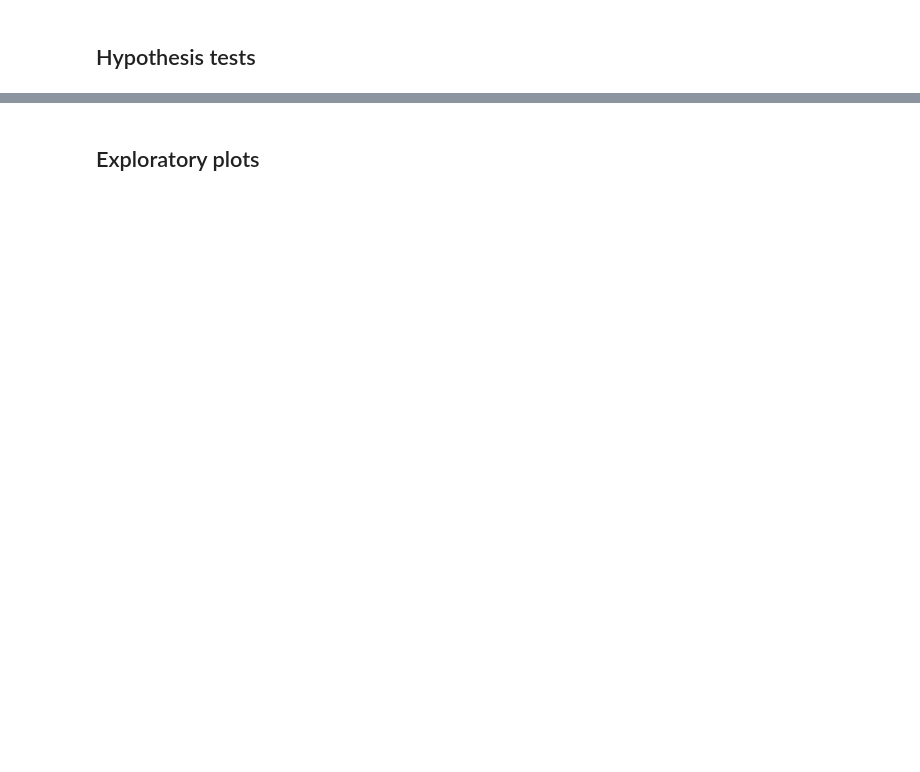
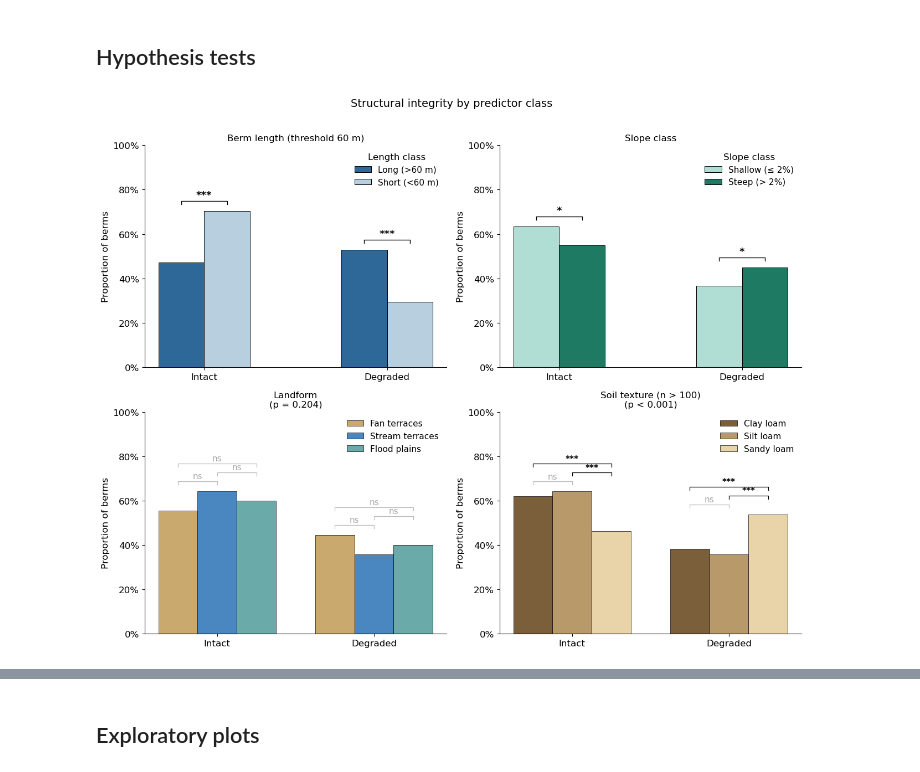
Before and after one commit to octavia-crompton/altar-berms-outcomes, a Jupyter notebook: notebooks/archive/ berm analysis with API - 2026-02-28 morning.ipynb, the cells around one changed output, grey strips where cells are left out. Saved outputs shown, nothing was run; the diff lists cells and outputs as text; code cells hidden in the pictures; blank space fills up the shorter version.

```diff
--- a/notebooks/archive/ berm analysis with API - 2026-02-28 morning.ipynb
+++ b/notebooks/archive/ berm analysis with API - 2026-02-28 morning.ipynb
@@ -1480,6 +1497,8 @@ length_outcome_probs(data, threshold=60)
 # %% [markdown]
 ## Hypothesis tests
 # %%
+shallow_lbl = "Shallow (≤ 2%)"
+steep_lbl = "Steep (> 2%)"
 from scipy.stats import fisher_exact, chi2_contingency
 from itertools import combinations as _combinations
 
@@ -1639,31 +1658,33 @@ _tex_earthy = {
     "Sandy loam": "#e8d4a8",
 }
 _fb = sns.color_palette("YlOrBr", n_colors=max(len(tex_order_plot), 3))
 tex_colors = {t: _tex_earthy.get(t, f"#{int(r*255):02x}{int(g*255):02x}{int(b*255):02x}")
               for t, (r,g,b) in zip(tex_order_plot, _fb)}
 
 # ── 2×2 figure ────────────────────────────────────────────────────────────
 plt.rcParams.update({"font.size": 12, "axes.titlesize": 12, "axes.labelsize": 12,
                      "xtick.labelsize": 12, "ytick.labelsize": 12})
 fig, axes = plt.subplots(2, 2, figsize=(13, 10))
 
 _draw_two_cat_panel(axes[0, 0], len_m, long_lbl, short_lbl,
     LENGTH_COLORS_MAP, "Length class",
     f"Berm length (threshold {thr} m)")
 
 _draw_two_cat_panel(axes[0, 1], slope_m, shallow_lbl, steep_lbl,
     SLOPE_COLORS_MAP, "Slope class",
     "Slope class")
 
 _draw_multi_cat_panel(axes[1, 0], data, "Landform",
     lf_order, LF_COLORS,
     "Landform", pairwise=True)
 
 _draw_multi_cat_panel(axes[1, 1], data, "Texture",
     tex_order_plot, tex_colors,
     "Soil texture (n > 100)", pairwise=True)
 
 plt.suptitle("Structural integrity by predictor class", fontsize=14, y=1.01)
 plt.tight_layout()
 plt.show()
+# %% [output]
+[figure, added]
 # %%
```
Also changed, not shown: parts of 39 cells of this notebook, 37 other files.
